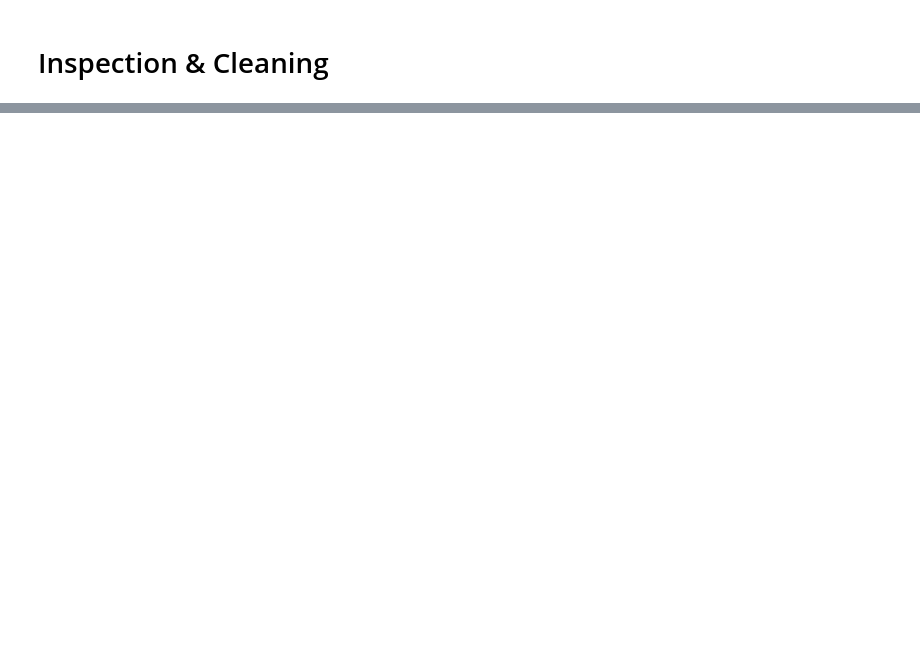
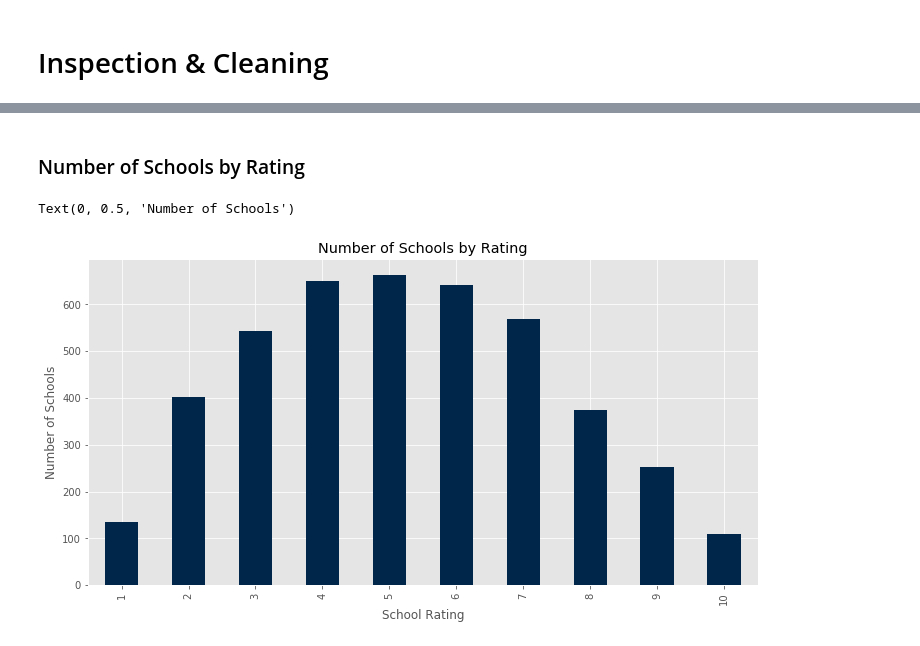
Before and after one commit to jordanrunge/greatschools_rating_analysis, a Jupyter notebook: great_schools_web_scrapping_project.ipynb, the cells around one changed output, grey strips where cells are left out. Cells and saved outputs as stored; diff of their text form; code cells hidden in the pictures; blank space fills up the shorter version.

```diff
--- a/great_schools_web_scrapping_project.ipynb
+++ b/great_schools_web_scrapping_project.ipynb
@@ -109,0 +425,10 @@ plt.style.use('ggplot')
+# %%
+# I dropped the first row of the Demographic dataframe
+zip_demo_2 = zip_demo_2.drop(0)
+# %%
+# I then added dded columns to represent % of population grouped by race
+zip_demo_2['per_asian'] = zip_demo_2['asian']/zip_demo_2['population']
+zip_demo_2['per_african_american'] = zip_demo_2['african_american']/zip_demo_2['population']
+zip_demo_2['per_white'] = zip_demo_2['white']/zip_demo_2['population']
+zip_demo_2['per_non_white'] = (zip_demo_2['population']-zip_demo_2['white'])/zip_demo_2['population']
+zip_demo_2.head()
@@ -109,0 +442,5 @@ plt.style.use('ggplot')
+# %%
+# Then I needed to change the data type of the values in the column zip_demo from an 'object' to
+# an int so that I could merge them on the zip column of gs_income
+zip_demo_2['zip_demo'] = zip_demo_2['zip_demo'].astype(int)
+zip_demo_2.dtypes
@@ -109,0 +462,4 @@ plt.style.use('ggplot')
+# %%
+# I then merged my Demographic data with the GS and Inccome data
+gs_income_demo = pd.merge(gs_income, zip_demo_2, how='left', left_on='zip', right_on='zip_demo').drop(['zip_demo'], axis=1)
+gs_income_demo
@@ -109,0 +489,11 @@ plt.style.use('ggplot')
+# %% [markdown]
+### Number of Schools by Rating
+# %%
+plt.figure(figsize=(12,6))
+gs_income_demo.groupby('rating')['school'].nunique().plot.bar(color='#002649')
+plt.title('Number of Schools by Rating')
+plt.xlabel('School Rating')
+plt.ylabel('Number of Schools')
+# %% [output]
+Text(0, 0.5, 'Number of Schools')
+[figure, added]
```
Also changed, not shown: parts of 74 cells of this notebook, 1 other file.
